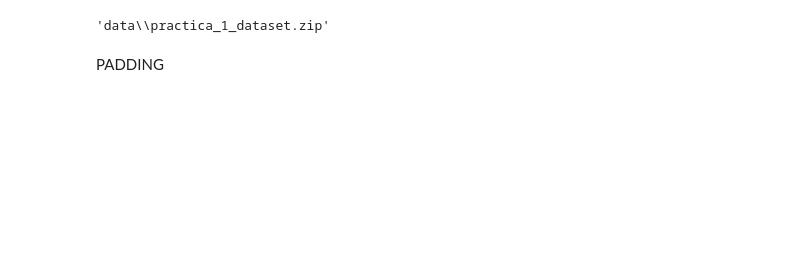
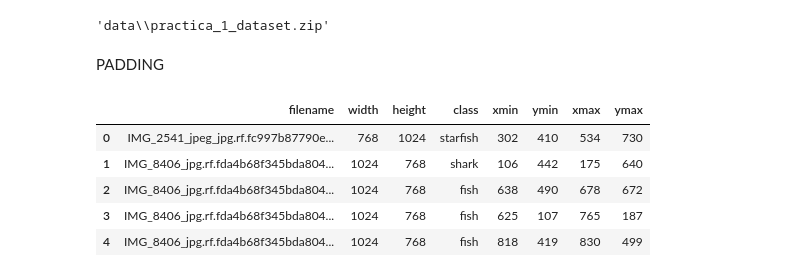
Before and after one commit to Alf-caput/UFVDeepLearning, a Jupyter notebook: P1_ComputerVision/P1_Notebook.ipynb, the cells around one changed output. Saved outputs shown, nothing was run; the diff lists cells and outputs as text; code cells hidden in the pictures; blank space fills up the shorter version.

```diff
--- a/P1_ComputerVision/P1_Notebook.ipynb
+++ b/P1_ComputerVision/P1_Notebook.ipynb
@@ -64,0 +62,12 @@ max_width = None
+# %%
+train_df = pd.read_csv(os.path.join(r"data/train", "annotations.csv"))
+test_df = pd.read_csv(os.path.join(r"data/test", "annotations.csv"))
+
+train_df.head()
+# %% [output]
+|  | filename | width | height | class | xmin | ymin | xmax | ymax |
+| 0 | IMG_2541_jpeg_jpg.rf.fc997b87790e... | 768 | 1024 | starfish | 302 | 410 | 534 | 730 |
+| 1 | IMG_8406_jpg.rf.fda4b68f345bda804... | 1024 | 768 | shark | 106 | 442 | 175 | 640 |
+| 2 | IMG_8406_jpg.rf.fda4b68f345bda804... | 1024 | 768 | fish | 638 | 490 | 678 | 672 |
+| 3 | IMG_8406_jpg.rf.fda4b68f345bda804... | 1024 | 768 | fish | 625 | 107 | 765 | 187 |
+| 4 | IMG_8406_jpg.rf.fda4b68f345bda804... | 1024 | 768 | fish | 818 | 419 | 830 | 499 |
```
Also changed, not shown: parts of 7 cells of this notebook, 9 other files.
